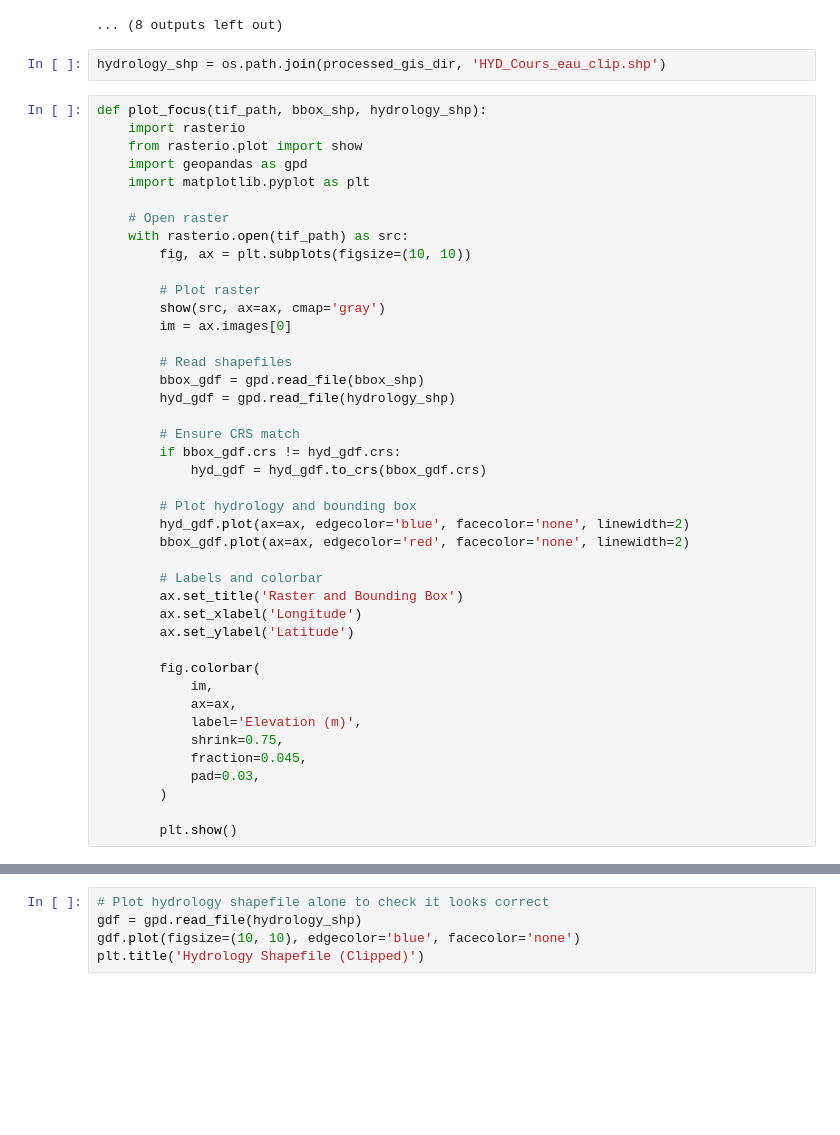
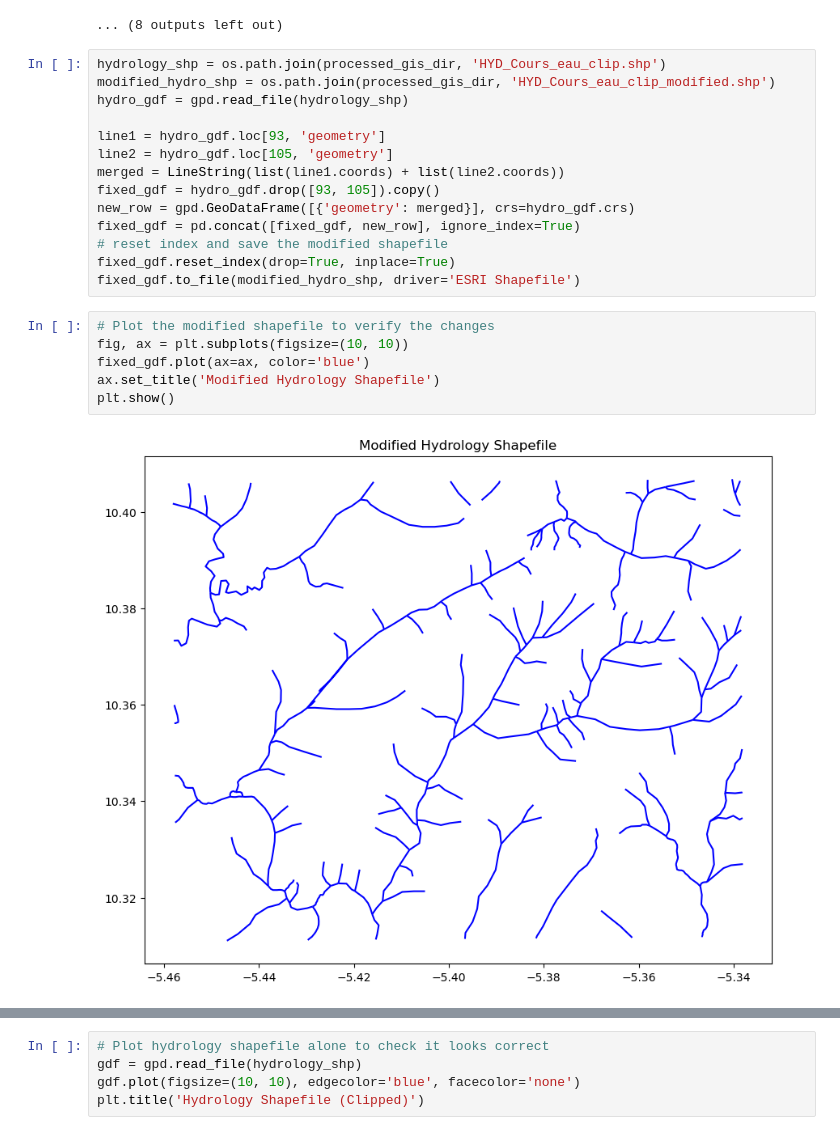
Before and after one commit to moussaguira/mine-t01, a Jupyter notebook: scripts/process_water.ipynb, the cells around one changed output, grey strips where cells are left out. Saved outputs shown, nothing was run; the diff lists cells and outputs as text; blank space fills up the shorter version.

```diff
--- a/scripts/process_water.ipynb
+++ b/scripts/process_water.ipynb
@@ -323,45 +319,23 @@ Processing HYD_Point_eau.shp...
 ... (8 outputs left out)
 # %%
 hydrology_shp = os.path.join(processed_gis_dir, 'HYD_Cours_eau_clip.shp')
+modified_hydro_shp = os.path.join(processed_gis_dir, 'HYD_Cours_eau_clip_modified.shp')
+hydro_gdf = gpd.read_file(hydrology_shp)
+
+line1 = hydro_gdf.loc[93, 'geometry']
+line2 = hydro_gdf.loc[105, 'geometry']
+merged = LineString(list(line1.coords) + list(line2.coords))
+fixed_gdf = hydro_gdf.drop([93, 105]).copy()
+new_row = gpd.GeoDataFrame([{'geometry': merged}], crs=hydro_gdf.crs)
+fixed_gdf = pd.concat([fixed_gdf, new_row], ignore_index=True)
+# reset index and save the modified shapefile
+fixed_gdf.reset_index(drop=True, inplace=True)
+fixed_gdf.to_file(modified_hydro_shp, driver='ESRI Shapefile')
 # %%
-def plot_focus(tif_path, bbox_shp, hydrology_shp):
-    import rasterio
-    from rasterio.plot import show
-    import geopandas as gpd
-    import matplotlib.pyplot as plt
-
-    # Open raster
-    with rasterio.open(tif_path) as src:
-        fig, ax = plt.subplots(figsize=(10, 10))
-
-        # Plot raster
-        show(src, ax=ax, cmap='gray')
-        im = ax.images[0]
-
-        # Read shapefiles
-        bbox_gdf = gpd.read_file(bbox_shp)
-        hyd_gdf = gpd.read_file(hydrology_shp)
-
-        # Ensure CRS match
-        if bbox_gdf.crs != hyd_gdf.crs:
-            hyd_gdf = hyd_gdf.to_crs(bbox_gdf.crs)
-
-        # Plot hydrology and bounding box
-        hyd_gdf.plot(ax=ax, edgecolor='blue', facecolor='none', linewidth=2)
-        bbox_gdf.plot(ax=ax, edgecolor='red', facecolor='none', linewidth=2)
-
-        # Labels and colorbar
-        ax.set_title('Raster and Bounding Box')
-        ax.set_xlabel('Longitude')
-        ax.set_ylabel('Latitude')
-
-        fig.colorbar(
-            im,
-            ax=ax,
-            label='Elevation (m)',
-            shrink=0.75,
-            fraction=0.045,
-            pad=0.03,
-        )
-
-        plt.show()
+# Plot the modified shapefile to verify the changes
+fig, ax = plt.subplots(figsize=(10, 10))
+fixed_gdf.plot(ax=ax, color='blue')
+ax.set_title('Modified Hydrology Shapefile')
+plt.show()
+# %% [output]
+[figure, added]
```
Also changed, not shown: parts of 12 cells of this notebook, 2 other files.
